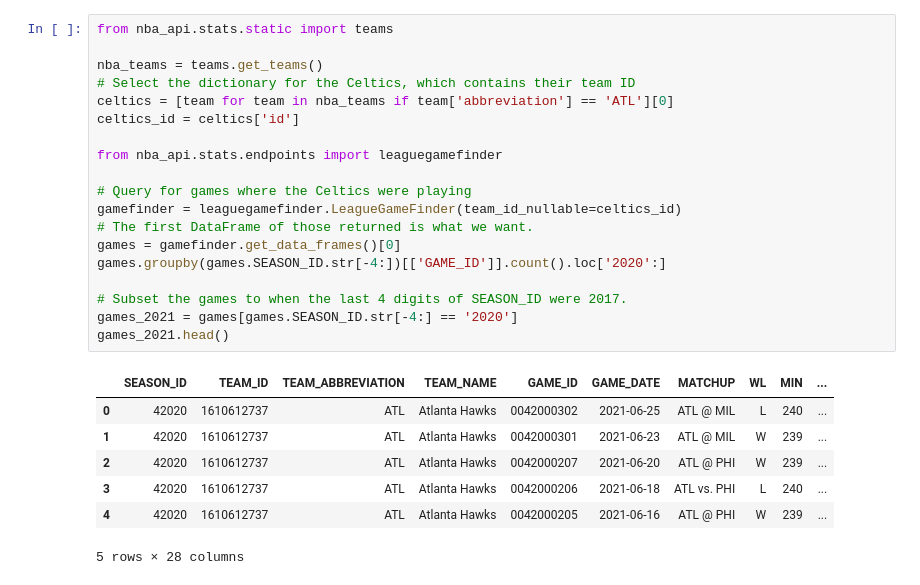
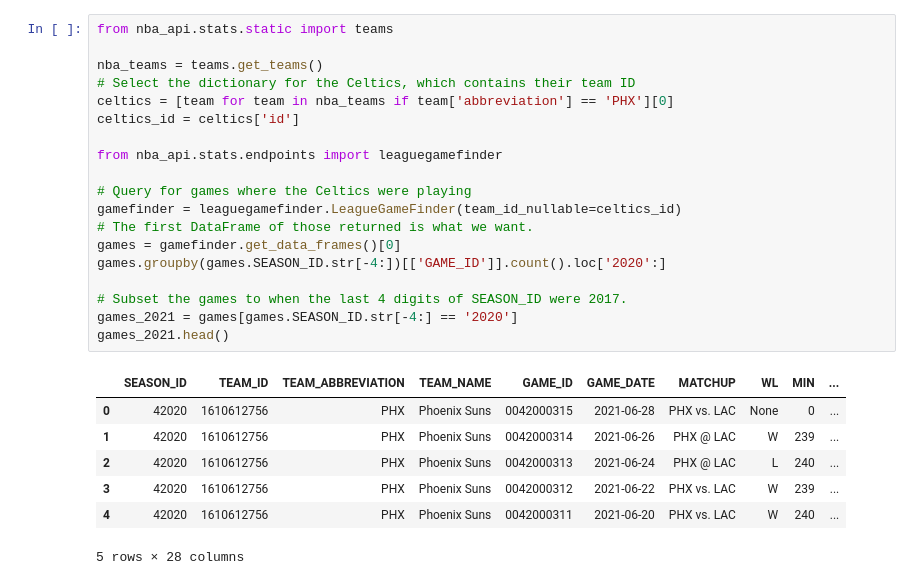
Before and after one commit to yaoneiru92/Fintech_Final_Project, a Jupyter notebook: NBA_project.ipynb, the cells around one changed output. Cells and saved outputs as stored; diff of their text form.

```diff
--- a/NBA_project.ipynb
+++ b/NBA_project.ipynb
@@ -15,27 +29,27 @@ test.head()
 # %%
 from nba_api.stats.static import teams
 
 nba_teams = teams.get_teams()
 # Select the dictionary for the Celtics, which contains their team ID
-celtics = [team for team in nba_teams if team['abbreviation'] == 'ATL'][0]
+celtics = [team for team in nba_teams if team['abbreviation'] == 'PHX'][0]
 celtics_id = celtics['id']
 
 from nba_api.stats.endpoints import leaguegamefinder
 
 # Query for games where the Celtics were playing
 gamefinder = leaguegamefinder.LeagueGameFinder(team_id_nullable=celtics_id)
 # The first DataFrame of those returned is what we want.
 games = gamefinder.get_data_frames()[0]
 games.groupby(games.SEASON_ID.str[-4:])[['GAME_ID']].count().loc['2020':]
 
 # Subset the games to when the last 4 digits of SEASON_ID were 2017.
 games_2021 = games[games.SEASON_ID.str[-4:] == '2020']
 games_2021.head()
 # %% [output]
 |  | SEASON_ID | TEAM_ID | TEAM_ABBREVIATION | TEAM_NAME | GAME_ID | GAME_DATE | MATCHUP | WL | MIN | ... |
-| 0 | 42020 | 1610612737 | ATL | Atlanta Hawks | 0042000302 | 2021-06-25 | ATL @ MIL | L | 240 | ... |
-| 1 | 42020 | 1610612737 | ATL | Atlanta Hawks | 0042000301 | 2021-06-23 | ATL @ MIL | W | 239 | ... |
-| 2 | 42020 | 1610612737 | ATL | Atlanta Hawks | 0042000207 | 2021-06-20 | ATL @ PHI | W | 239 | ... |
-| 3 | 42020 | 1610612737 | ATL | Atlanta Hawks | 0042000206 | 2021-06-18 | ATL vs. PHI | L | 240 | ... |
-| 4 | 42020 | 1610612737 | ATL | Atlanta Hawks | 0042000205 | 2021-06-16 | ATL @ PHI | W | 239 | ... |
+| 0 | 42020 | 1610612756 | PHX | Phoenix Suns | 0042000315 | 2021-06-28 | PHX vs. LAC | None | 0 | ... |
+| 1 | 42020 | 1610612756 | PHX | Phoenix Suns | 0042000314 | 2021-06-26 | PHX @ LAC | W | 239 | ... |
+| 2 | 42020 | 1610612756 | PHX | Phoenix Suns | 0042000313 | 2021-06-24 | PHX @ LAC | L | 240 | ... |
+| 3 | 42020 | 1610612756 | PHX | Phoenix Suns | 0042000312 | 2021-06-22 | PHX vs. LAC | W | 239 | ... |
+| 4 | 42020 | 1610612756 | PHX | Phoenix Suns | 0042000311 | 2021-06-20 | PHX vs. LAC | W | 240 | ... |
 5 rows × 28 columns
```
Also changed, not shown: parts of 25 cells of this notebook.
